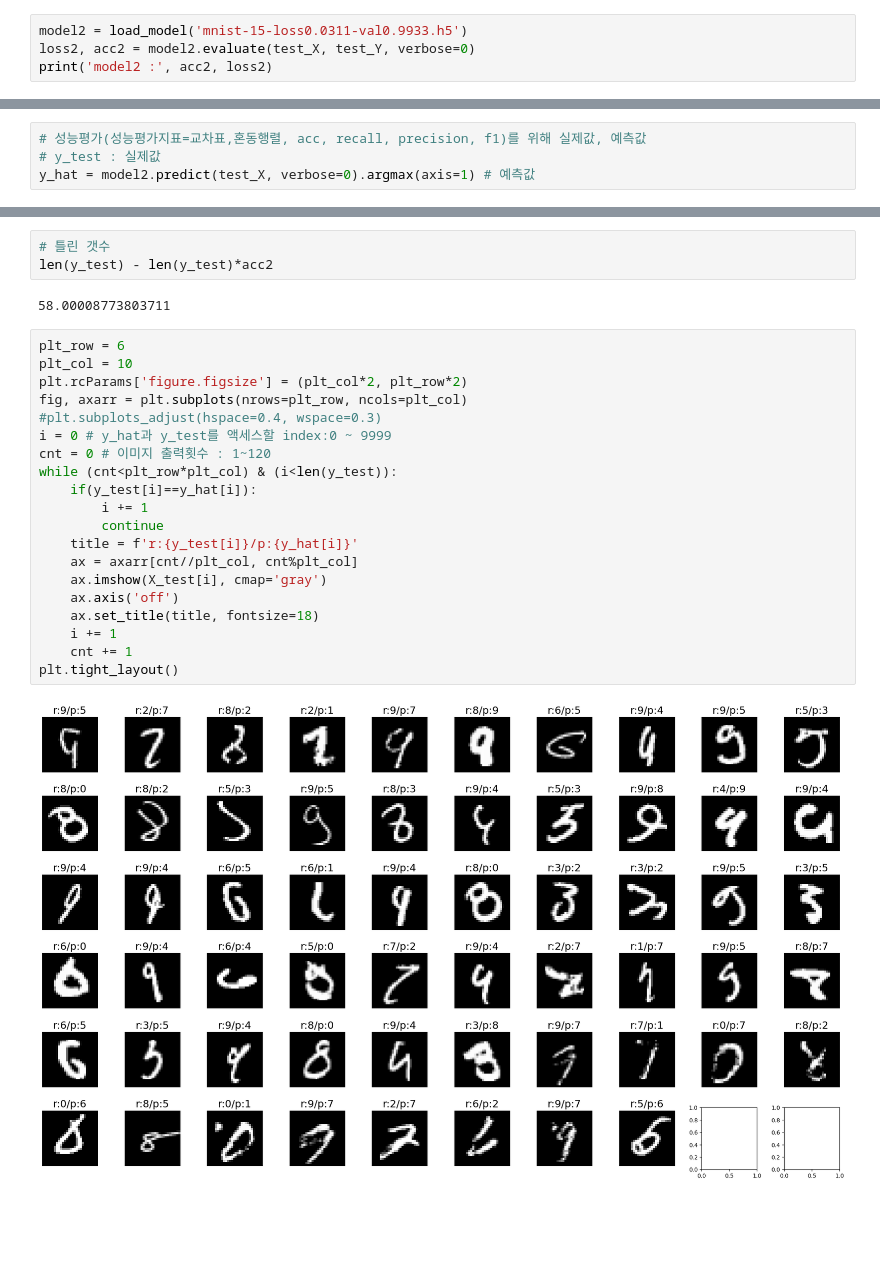
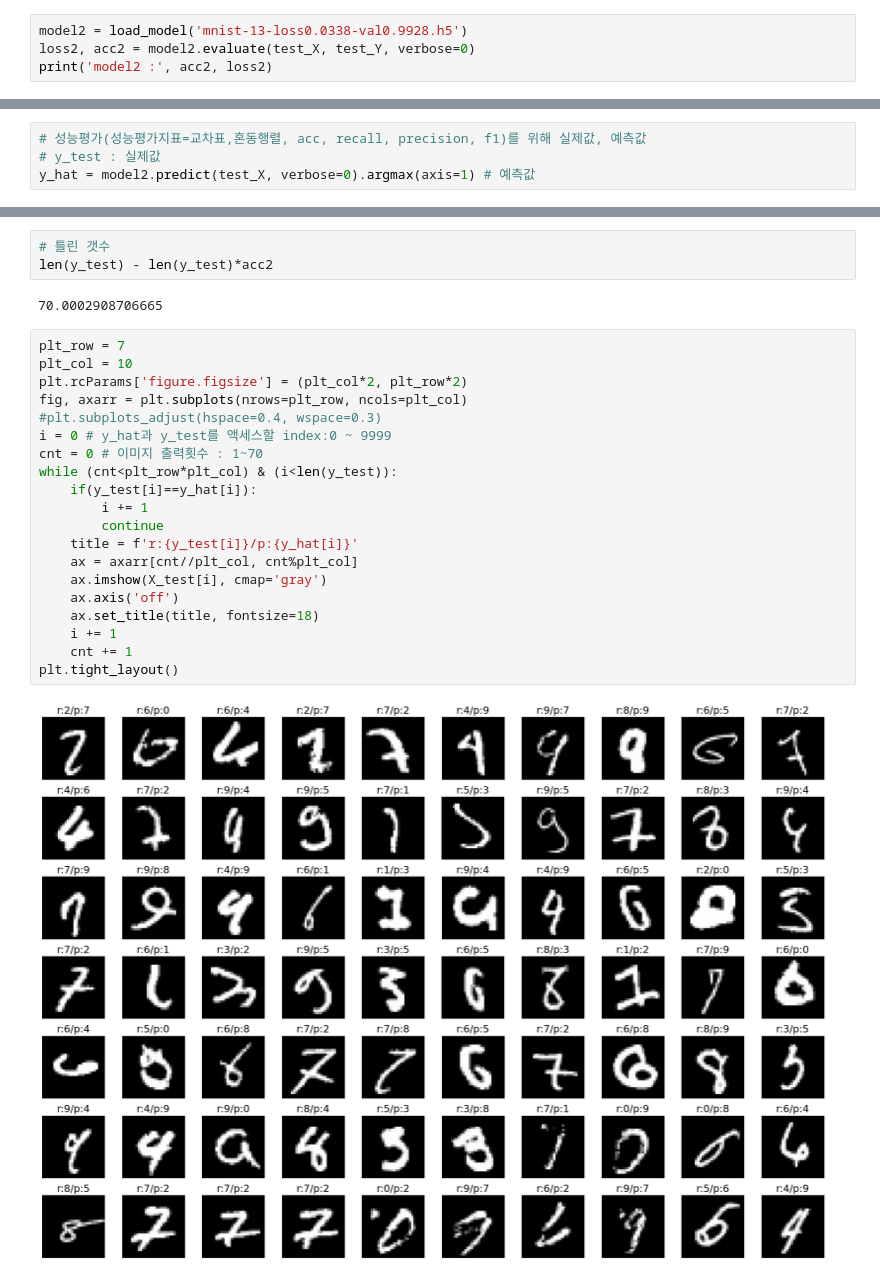
Before and after one commit to Harutoshi87/KI, a Jupyter notebook: source/06_ImageDL/MNIST_DNN_CNN.ipynb, the cells around one changed output, grey strips where cells are left out. Saved outputs shown, nothing was run; the diff lists cells and outputs as text; blank space fills up the shorter version.

```diff
--- a/source/06_ImageDL/MNIST_DNN_CNN.ipynb
+++ b/source/06_ImageDL/MNIST_DNN_CNN.ipynb
@@ -346,5 +356,5 @@ model1 : 0.9933000206947327 0.0227305106818676
 # %%
-model2 = load_model('mnist-15-loss0.0311-val0.9933.h5')
+model2 = load_model('mnist-13-loss0.0338-val0.9928.h5')
 loss2, acc2 = model2.evaluate(test_X, test_Y, verbose=0)
 print('model2 :', acc2, loss2)
 # %% [output]
@@ -383,26 +393,26 @@ f1_score : 0.9941958081218121
 # 틀린 갯수
 len(y_test) - len(y_test)*acc2
 # %% [output]
-58.00008773803711
+70.0002908706665
 # %%
-plt_row = 6
+plt_row = 7
 plt_col = 10
 plt.rcParams['figure.figsize'] = (plt_col*2, plt_row*2)
 fig, axarr = plt.subplots(nrows=plt_row, ncols=plt_col)
 #plt.subplots_adjust(hspace=0.4, wspace=0.3)
 i = 0 # y_hat과 y_test를 액세스할 index:0 ~ 9999
-cnt = 0 # 이미지 출력횟수 : 1~120
+cnt = 0 # 이미지 출력횟수 : 1~70
 while (cnt<plt_row*plt_col) & (i<len(y_test)):
     if(y_test[i]==y_hat[i]):
         i += 1
         continue
     title = f'r:{y_test[i]}/p:{y_hat[i]}'
     ax = axarr[cnt//plt_col, cnt%plt_col]
     ax.imshow(X_test[i], cmap='gray')
     ax.axis('off')
     ax.set_title(title, fontsize=18)
     i += 1
     cnt += 1
 plt.tight_layout()
 # %% [output]
-[figure, old version]
+[figure, new version]
```
Also changed, not shown: parts of 19 cells of this notebook, 5 other files.
